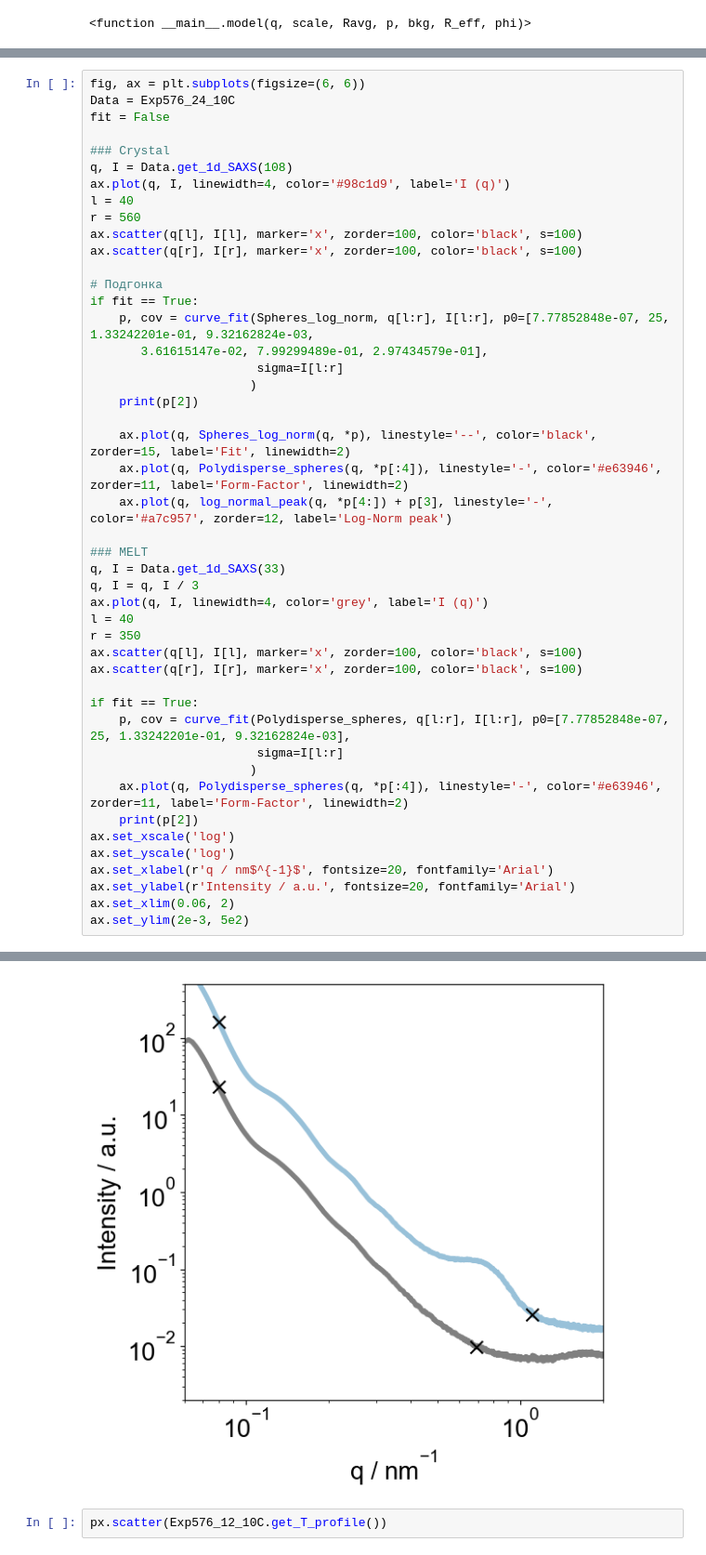
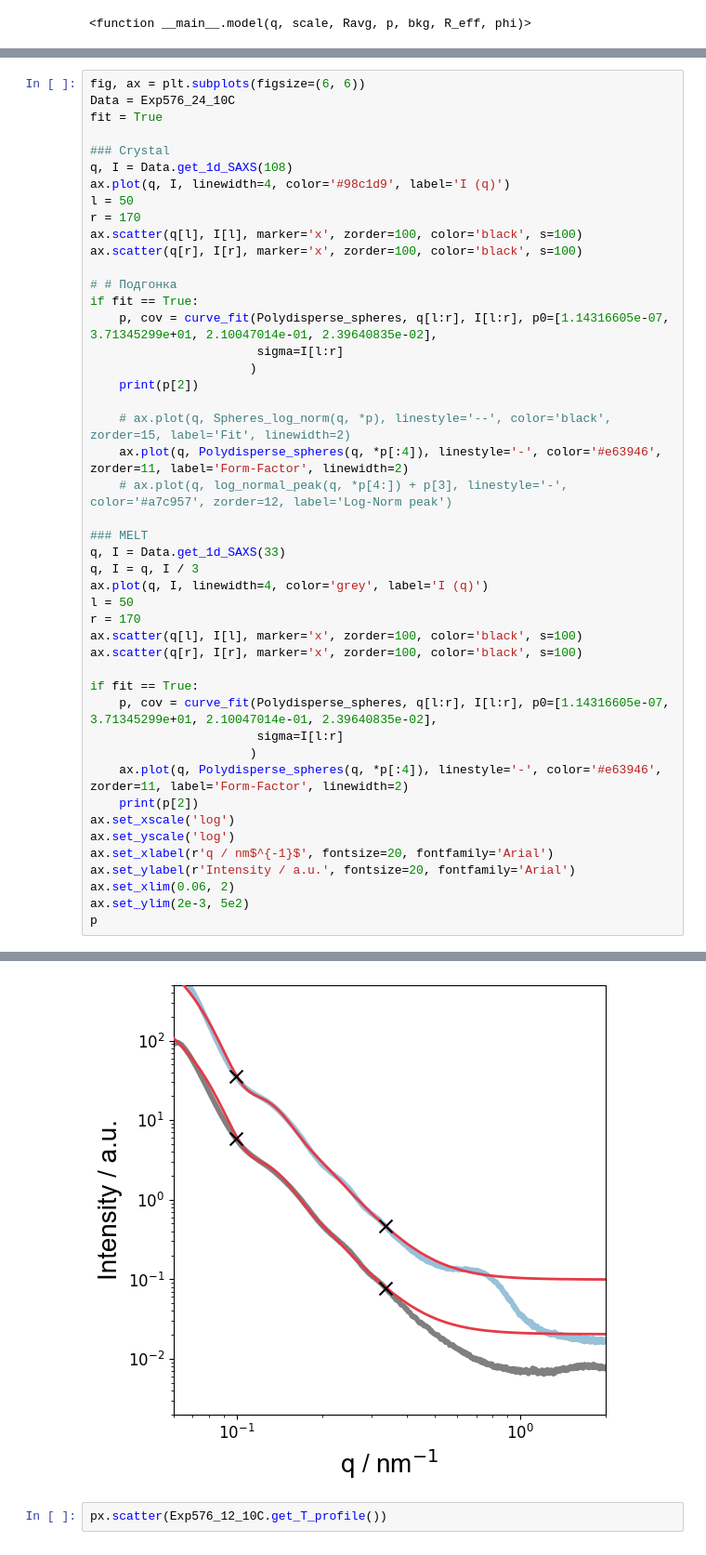
Before and after one commit to Akmalumarov/X_Ray_Scattering_Analysis, a Jupyter notebook: projects/Brushes/PEG_PNIPAM_crystallization/PEG_PNIPAM_cryst.ipynb, the cells around one changed output, grey strips where cells are left out. Shown at 93% size. Saved outputs shown, nothing was run; the diff lists cells and outputs as text.

```diff
--- a/projects/Brushes/PEG_PNIPAM_crystallization/PEG_PNIPAM_cryst.ipynb
+++ b/projects/Brushes/PEG_PNIPAM_crystallization/PEG_PNIPAM_cryst.ipynb
@@ -1157,39 +1454,38 @@ Found 156 EDF files in SAXS
 # %%
 fig, ax = plt.subplots(figsize=(6, 6))
 Data = Exp576_24_10C
-fit = False
+fit = True
 
 ### Crystal
 q, I = Data.get_1d_SAXS(108)
 ax.plot(q, I, linewidth=4, color='#98c1d9', label='I (q)')
-l = 40
-r = 560
+l = 50
+r = 170
 ax.scatter(q[l], I[l], marker='x', zorder=100, color='black', s=100)
 ax.scatter(q[r], I[r], marker='x', zorder=100, color='black', s=100)
 
-# Подгонка
+# # Подгонка
 if fit == True:
-    p, cov = curve_fit(Spheres_log_norm, q[l:r], I[l:r], p0=[7.77852848e-07, 25, 1.33242201e-01, 9.32162824e-03,
-       3.61615147e-02, 7.99299489e-01, 2.97434579e-01],
+    p, cov = curve_fit(Polydisperse_spheres, q[l:r], I[l:r], p0=[1.14316605e-07, 3.71345299e+01, 2.10047014e-01, 2.39640835e-02],
                        sigma=I[l:r]
                       )
     print(p[2])
 
-    ax.plot(q, Spheres_log_norm(q, *p), linestyle='--', color='black', zorder=15, label='Fit', linewidth=2)
+    # ax.plot(q, Spheres_log_norm(q, *p), linestyle='--', color='black', zorder=15, label='Fit', linewidth=2)
     ax.plot(q, Polydisperse_spheres(q, *p[:4]), linestyle='-', color='#e63946', zorder=11, label='Form-Factor', linewidth=2)
-    ax.plot(q, log_normal_peak(q, *p[4:]) + p[3], linestyle='-', color='#a7c957', zorder=12, label='Log-Norm peak')
+    # ax.plot(q, log_normal_peak(q, *p[4:]) + p[3], linestyle='-', color='#a7c957', zorder=12, label='Log-Norm peak')
 
 ### MELT
 q, I = Data.get_1d_SAXS(33)
 q, I = q, I / 3
 ax.plot(q, I, linewidth=4, color='grey', label='I (q)')
-l = 40
-r = 350
+l = 50
+r = 170
 ax.scatter(q[l], I[l], marker='x', zorder=100, color='black', s=100)
 ax.scatter(q[r], I[r], marker='x', zorder=100, color='black', s=100)
 
 if fit == True:
-    p, cov = curve_fit(Polydisperse_spheres, q[l:r], I[l:r], p0=[7.77852848e-07, 25, 1.33242201e-01, 9.32162824e-03],
+    p, cov = curve_fit(Polydisperse_spheres, q[l:r], I[l:r], p0=[1.14316605e-07, 3.71345299e+01, 2.10047014e-01, 2.39640835e-02],
                        sigma=I[l:r]
                       )
     ax.plot(q, Polydisperse_spheres(q, *p[:4]), linestyle='-', color='#e63946', zorder=11, label='Form-Factor', linewidth=2)
@@ -1200,4 +1496,5 @@ ax.set_xlabel(r'q / nm$^{-1}$', fontsize=20, fontfamily='Arial')
 ax.set_ylabel(r'Intensity / a.u.', fontsize=20, fontfamily='Arial')
 ax.set_xlim(0.06, 2)
 ax.set_ylim(2e-3, 5e2)
+p
 # %% [output]
@@ -1205,4 +1504,4 @@ ax.set_ylim(2e-3, 5e2)
-[figure, old version]
+[figure, new version]
 # %%
 px.scatter(Exp576_12_10C.get_T_profile())
 # %% [output]
```
Also changed, not shown: parts of 48 cells of this notebook, 2 other files.
